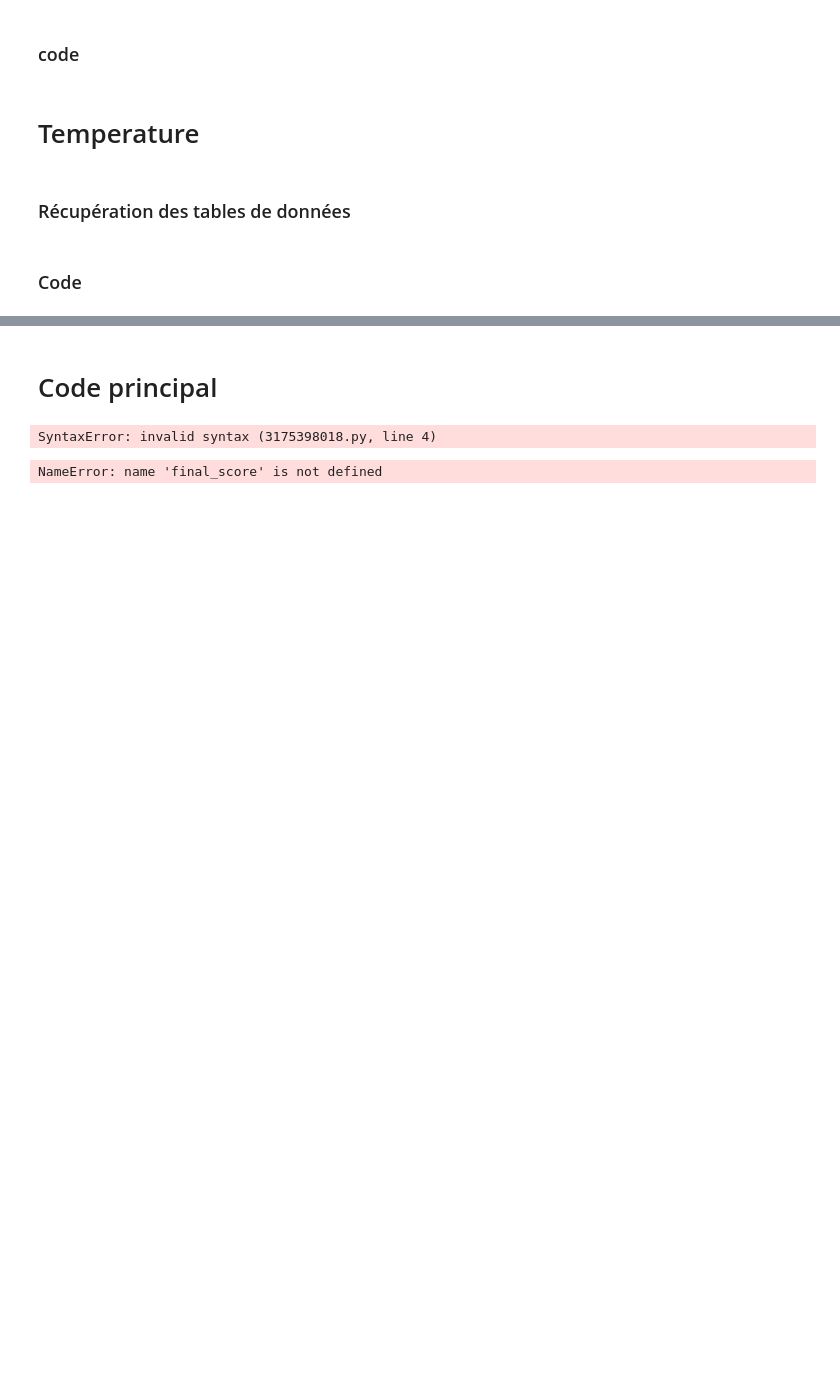
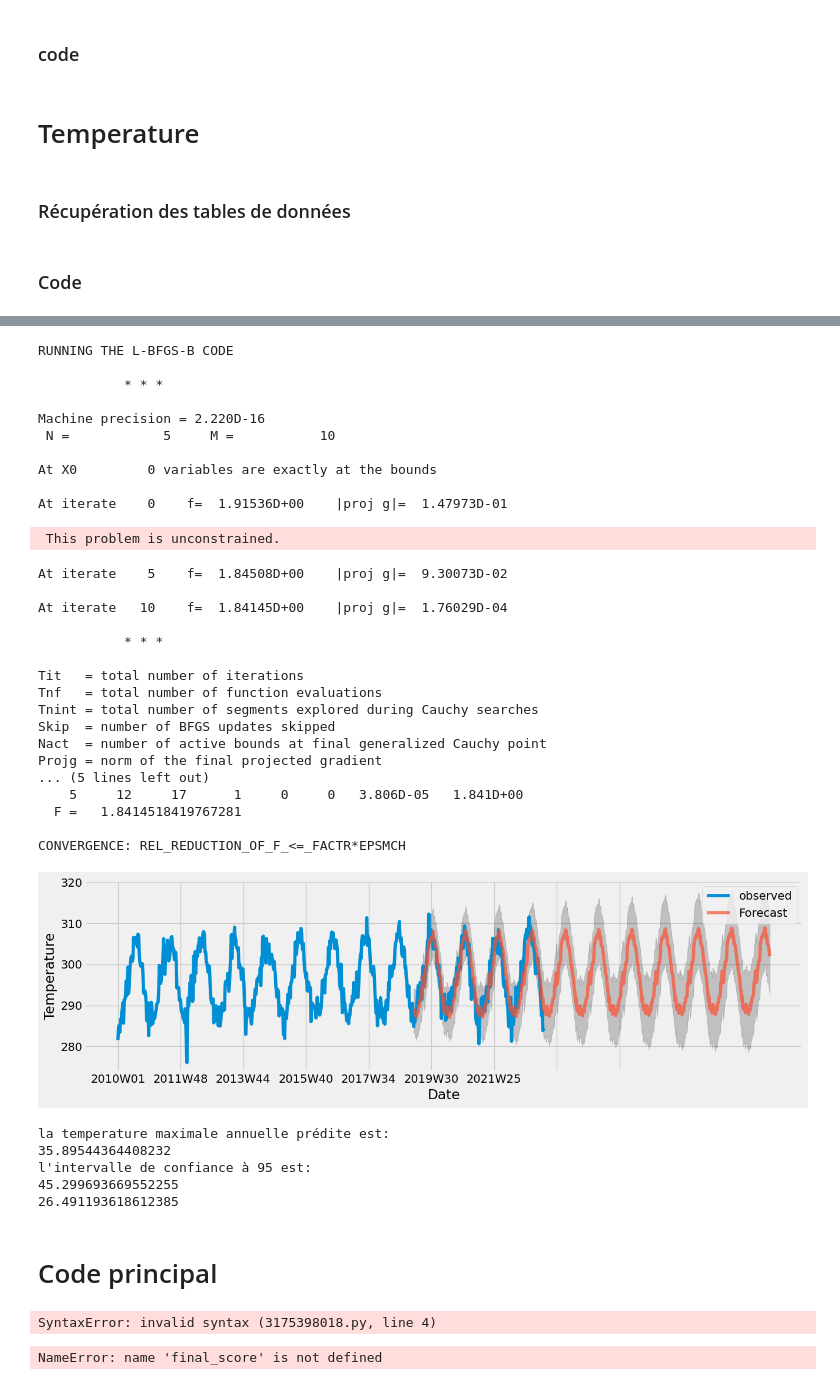
Before and after one commit to gbrugere/ProjPython, a Jupyter notebook: main.ipynb, the cells around one changed output, grey strips where cells are left out. Cells and saved outputs as stored; diff of their text form; code cells hidden in the pictures; blank space fills up the shorter version.

```diff
--- a/main.ipynb
+++ b/main.ipynb
@@ -110,3 +143,45 @@ import temperature
+# %%
+#retourne les prédiction de temprérature pour un horizon donné, les paramètres du model sont pré rentrés.
+#model entrainé entre 2010 et 2019 et testé sur 2019, 2020, 2021, mi 2022
+pred, pred_ci=temperature.get_prediction_graph(2030,df_temp13)
+# %% [output]
+RUNNING THE L-BFGS-B CODE
+
+           * * *
+
+Machine precision = 2.220D-16
+ N =            5     M =           10
+
+At X0         0 variables are exactly at the bounds
+
+At iterate    0    f=  1.91536D+00    |proj g|=  1.47973D-01
+ This problem is unconstrained.
+At iterate    5    f=  1.84508D+00    |proj g|=  9.30073D-02
+
+At iterate   10    f=  1.84145D+00    |proj g|=  1.76029D-04
+
+           * * *
+
+Tit   = total number of iterations
+Tnf   = total number of function evaluations
+Tnint = total number of segments explored during Cauchy searches
+Skip  = number of BFGS updates skipped
+Nact  = number of active bounds at final generalized Cauchy point
+Projg = norm of the final projected gradient
+... (5 lines left out)
+    5     12     17      1     0     0   3.806D-05   1.841D+00
+  F =   1.8414518419767281
+
+CONVERGENCE: REL_REDUCTION_OF_F_<=_FACTR*EPSMCH
+[figure, added]
+# %%
+temperature.temperature_max(pred,pred_ci)
+# %% [output]
+la temperature maximale annuelle prédite est:
+35.89544364408232
+l'intervalle de confiance à 95 est:
+45.299693669552255
+26.491193618612385
 # %% [markdown]
 # Code principal
 # %%
```
Also changed, not shown: parts of 11 cells of this notebook, 1 other file.
